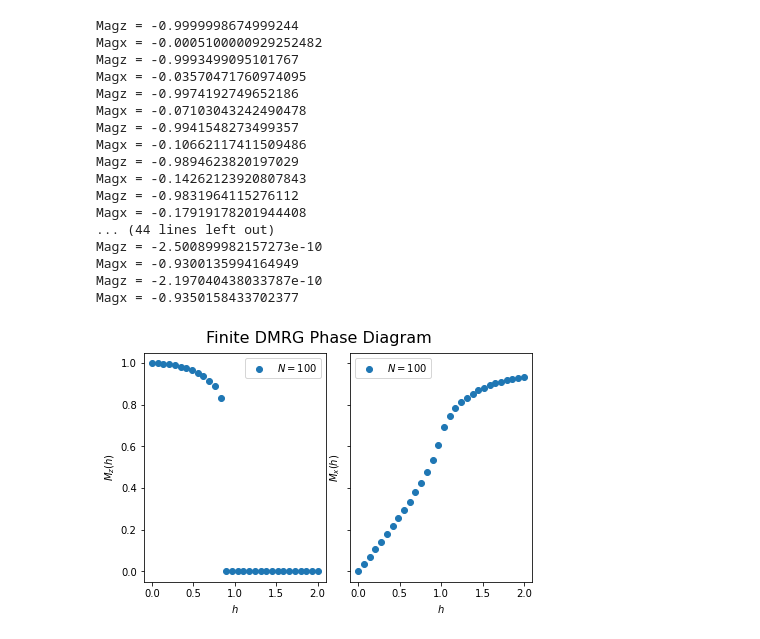
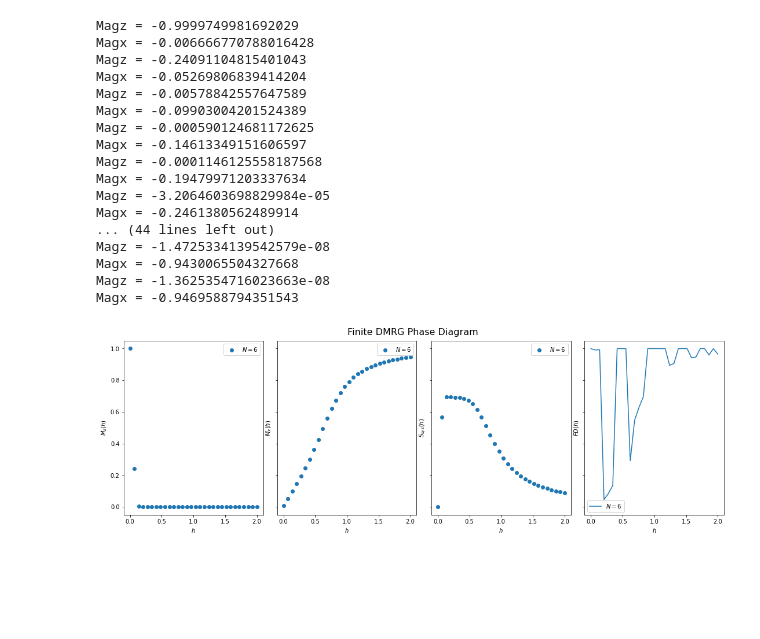
Before and after one commit to Heliumky/Transverse-1D-Ising, a Jupyter notebook: github_ising_finite.ipynb, the cells around one changed output. Cells and saved outputs as stored; diff of their text form; code cells hidden in the pictures; blank space fills up the shorter version.

```diff
--- a/github_ising_finite.ipynb
+++ b/github_ising_finite.ipynb
@@ -248,17 +392,21 @@ EXP_MAGX
+# %%
+#energy, EXP_MAGZ, EXP_MAGX= infinite_system_algorithm(J=-1,h=0,L=4,m=30,d=1e-8,p=0)
+energy, EXP_MAGZ, EXP_MAGX, ent_s,fd = infinite_system_algorithm(J=-1,h=0,L=4,m=30,d=1e-8,p=0)
 # %%
-disc_point = 30
-h_arr = np.linspace(0,2,disc_point)
+disc_point = 40
+h_arr = np.linspace(0,3,disc_point)
 fd_arr = np.linspace(0,1,disc_point)
+ents_arr = np.linspace(0,1,disc_point)
 magz_arr = np.linspace(0,2,disc_point)
 magx_arr = np.linspace(0,2,disc_point)
 for i in range(disc_point):
-    energy, EXP_MAGZ,EXP_MAGX,psi0 = infinite_system_algorithm(J = -1,h=h_arr[i],L=200, m=40)
-    energy, EXP_MAGZ,EXP_MAGX,ppsi0 = infinite_system_algorithm(J = -1,h=h_arr[i]+0.001,L=200, m=40)
-    fd_arr[i] = np.abs(ppsi0.T@psi0)
-    #if abs((fd_arr[i] - fd_arr[i])/(h_arr[i]-h_arr[i-1]))>0.5:
-    #    h_arr[i+1] = h_arr[i]+ 0.001
+    energy, EXP_MAGZ,EXP_MAGX,ent_s,fd = infinite_system_algorithm(J = -1,h=-h_arr[i],L=100, m=35,d=1e-8,p=0.01)
+    #energy, EXP_MAGZ,EXP_MAGX,ent_s = infinite_system_algorithm(J = -1,h=-h_arr[i],L=18, m=30,d=1e-8,p=0.01)
+    #energy, EXP_MAGZ,EXP_MAGX = infinite_system_algorithm(J = -1,h=-h_arr[i],L=18, m=30,d=1e-8,p=0.01)
+    fd_arr[i] = fd
     magz_arr[i] =  EXP_MAGZ
     magx_arr[i] =  EXP_MAGX
-    #ent_s_arr[i] = ent_s
+    ents_arr[i] = ent_s
     #print("Magz =", EXP_MAGZ[0])
     #print("Magx =", EXP_MAGX[0])
+    print("fd =", fd)
@@ -440,51 +602,66 @@ h_arr = np.linspace(0,2,disc_point)
 magz_arr = np.linspace(0,2,disc_point)
 magx_arr = np.linspace(0,2,disc_point)
 fd_arr = np.linspace(0,2,disc_point)
+ents_arr = np.linspace(0,2,disc_point)
 for i in range(disc_point):
-    energy, EXP_MAGZ,EXP_MAGX, psi0 = finite_system_algorithm(J=-1,h=h_arr[i],L=100, m_warmup=50, m_sweep_list=[50, 50])
-    energy, EXP_MAGZ,EXP_MAGX, ppsi0 = finite_system_algorithm(J=-1,h=h_arr[i]+0.001,L=100, m_warmup=50, m_sweep_list=[50, 50])
+    energy, EXP_MAGZ,EXP_MAGX,ent_s, psi0 = finite_system_algorithm(J=-1,h=h_arr[i],d=1e-8,L=6, m_warmup=50, m_sweep_list=[50, 50])
+    energy, EXP_MAGZ,EXP_MAGX,ent_ss, ppsi0 = finite_system_algorithm(J=-1,h=h_arr[i]+0.01,d=1e-8,L=6, m_warmup=50, m_sweep_list=[50, 50])
     magz_arr[i] =  EXP_MAGZ[0]
     magx_arr[i] =  EXP_MAGX[0]
     fd_arr[i] = csr_matrix.getH(psi0)@ppsi0
+    ents_arr[i] = ent_s
     print("Magz =", EXP_MAGZ[0])
     print("Magx =", EXP_MAGX[0])
 # %% [output]
-Magz = -0.9999998674999244
-Magx = -0.0005100000929252482
-Magz = -0.9993499095101767
-Magx = -0.03570471760974095
-Magz = -0.9974192749652186
-Magx = -0.07103043242490478
-Magz = -0.9941548273499357
-Magx = -0.10662117411509486
-Magz = -0.9894623820197029
-Magx = -0.14262123920807843
-Magz = -0.9831964115276112
-Magx = -0.17919178201944408
+Magz = -0.9999749981692029
+Magx = -0.006666770788016428
+Magz = -0.24091104815401043
+Magx = -0.05269806839414204
+Magz = -0.00578842557647589
+Magx = -0.09903004201524389
+Magz = -0.000590124681172625
+Magx = -0.14613349151606597
+Magz = -0.0001146125558187568
+Magx = -0.19479971203337634
+Magz = -3.2064603698829984e-05
+Magx = -0.2461380562489914
 ... (44 lines left out)
-Magz = -2.500899982157273e-10
-Magx = -0.9300135994164949
-Magz = -2.197040438033787e-10
-Magx = -0.9350158433702377
+Magz = -1.4725334139542579e-08
+Magx = -0.9430065504327668
+Magz = -1.3625354716023663e-08
+Magx = -0.9469588794351543
 # %%
-n = 100
-fig, (fig_magz, fig_magx) = plt.subplots(1, 2, constrained_layout=True, sharey=True)
+n = 6
+fig, (fig_magz, fig_magx, fig_ent_s, fig_fd) = plt.subplots(1,4,figsize=(15, 5), constrained_layout=True, sharey=True)
+
 fig_magz.scatter(h_arr,np.abs(magz_arr),label=r'$N= %d$'%n)
 #fig_magz.set_title(r'M_(z)')
 fig_magz.set_xlabel(r'$h$')
 fig_magz.set_ylabel(r'$M_z(h)$')
 fig_magz.legend()
 
 
 fig_magx.scatter(h_arr,np.abs(magx_arr),label=r'$N= %d$'%n)
 fig_magx.set_xlabel(r'$h$')
 fig_magx.set_ylabel(r'$M_x(h)$')
 #fig_magx.set_title('M_(x)')
 fig_magx.legend()
 
+fig_ent_s.scatter(h_arr,np.abs(ents_arr),label=r'$N= %d$'%n)
+#fig_ent_s.scatter(h_arr,np.log(n*np.ones(disc_point)),label=r'$ln2$')
+fig_ent_s.set_xlabel(r'$h$')
+fig_ent_s.set_ylabel(r'$S_{sys}(h)$')
+#fig_magx.set_title('M_(x)')
+fig_ent_s.legend()
+
+fig_fd.plot(h_arr,np.abs(fd_arr),label=r'$N= %d$'%n)
+fig_fd.set_xlabel(r'$h$')
+fig_fd.set_ylabel(r'$FD(h)$')
+#fig_magx.set_title('M_(x)')
+fig_fd.legend()
 
 fig.suptitle('Finite DMRG Phase Diagram', fontsize=16)
 plt.savefig('Finite DMRG Phase Diagram N=%d.png'%n, dpi=300, bbox_inches='tight')
 # %% [output]
-[figure, old version]
+[figure, new version]
 # %%
```
Also changed, not shown: parts of 39 cells of this notebook, 1 other file.
